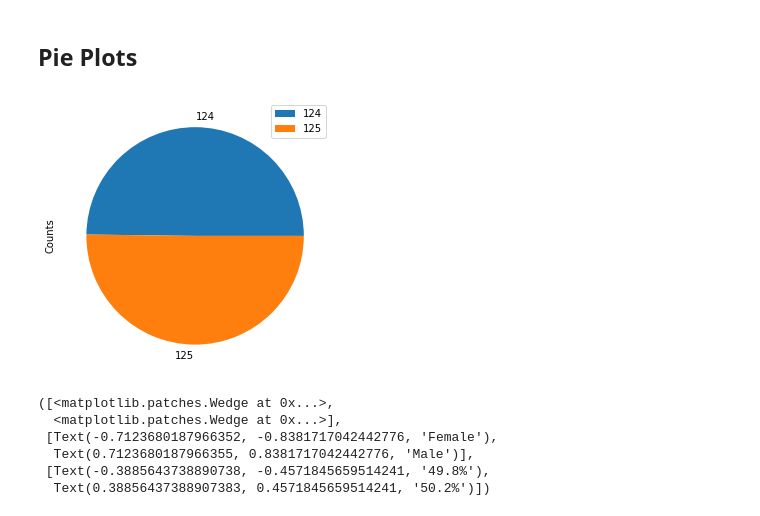
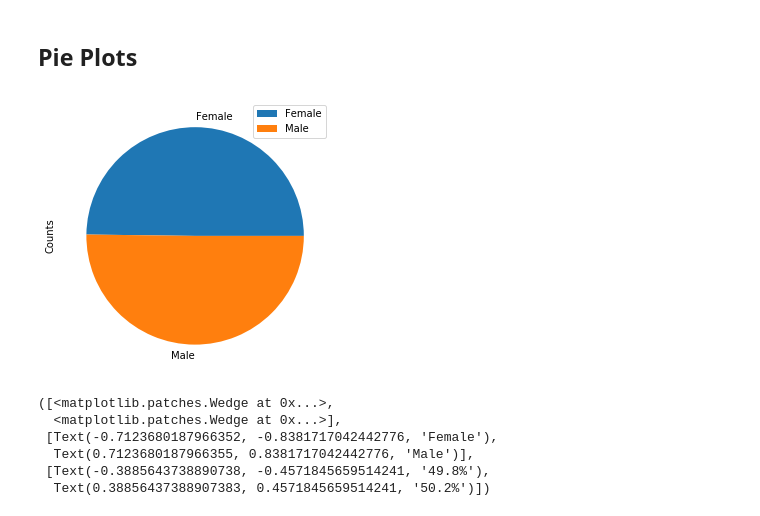
Before and after one commit to obfrap/Pymaceuticals, a Jupyter notebook: Pymaceuticals/pymaceuticals_starter-Current.ipynb, the cells around one changed output. Cells and saved outputs as stored; diff of their text form; code cells hidden in the pictures.

Commit message:
All plots complete and analysis.  May review if time permits.

```diff
--- a/Pymaceuticals/pymaceuticals_starter-Current.ipynb
+++ b/Pymaceuticals/pymaceuticals_starter-Current.ipynb
@@ -232,30 +241,32 @@ pie_pan_df.head()
 # %%
 # Generate a pie plot showing the distribution of female versus male mice using pandas
 #New data frame to overwrite, group by sex and mouse id, list unique mouse ID only
 
 pie_pan_df=pd.DataFrame(cleaned_combined_df.groupby(['Sex','Mouse ID'])['Mouse ID'].unique())
 
 pie_pan_df=pie_pan_df.pivot_table(index= 'Sex', values='Mouse ID', aggfunc='count')
 pie_pan_df
 #bar_pd_df = bar_pd_df.pivot_table(index = 'Timepoint', columns ='Drug Regimen',values ='Mouse ID'  ,aggfunc = 'count' )
 
 ##pie_pan_df=pd.DataFrame(cleaned_combined_df.groupby(['Sex','Mouse ID'])['Mouse ID'].unique())
 #pie_pan_df=pie_pan_df.reset_index()
 ##pie_pan_df
 #groupby sex and cout our unique mouse id
 ##pie_pan_df=pd.DataFrame(pie_pan_df.groupby('Sex')['Mouse ID'].count().reset_index())
 #pie_pan_df['Count']=pie_pan_df['Mouse ID']
 
 pie_pan_df['Counts']=pie_pan_df['Mouse ID']
+
 pie_pan_df=pie_pan_df.reset_index()
+pie_pan_df['Sex_2']=pie_pan_df['Sex']
 
+pie_pan_df
+y=pie_pan_df['Counts'].values
+labels=pie_pan_df['Sex_2']
 pie_pan_df=pie_pan_df.set_index('Sex')
-pie_pan_df
-y=pie_pan_df['Counts']
-labels=pie_pan_df['Counts']
-ax=pie_pan_df.plot.pie(y='Counts', labels=labels, figsize=(5,5))
+ax=pie_pan_df.plot(y='Counts', kind='pie', labels=labels,figsize=(5,5))
 # %% [output]
-[figure, old version]
+[figure, new version]
 # %%
 # Generate a pie plot showing the distribution of female versus male mice using pyplot
 pie_mat_df=pd.DataFrame(cleaned_combined_df.groupby(['Sex','Mouse ID'])['Mouse ID'].unique())
```
Also changed, not shown: parts of 13 cells of this notebook, 1 other file.
